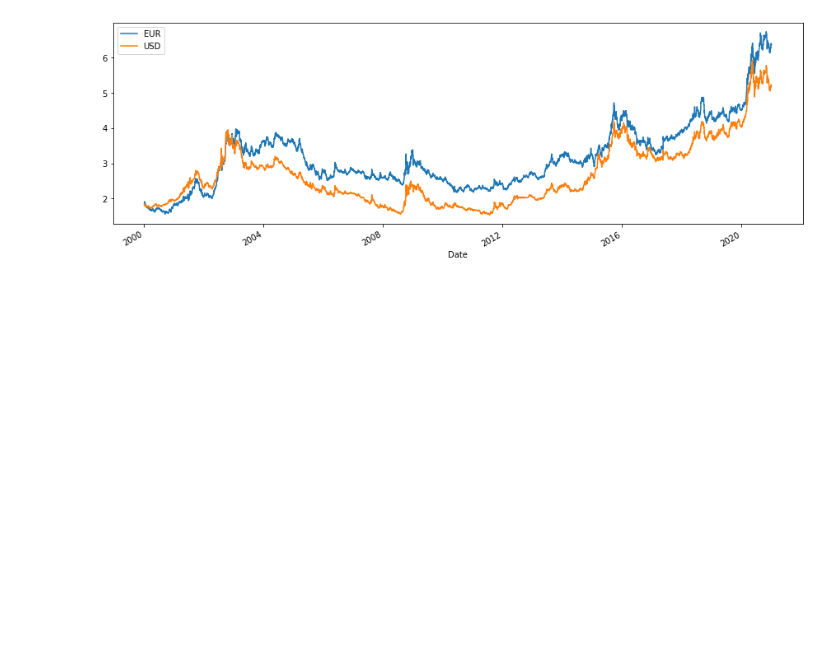
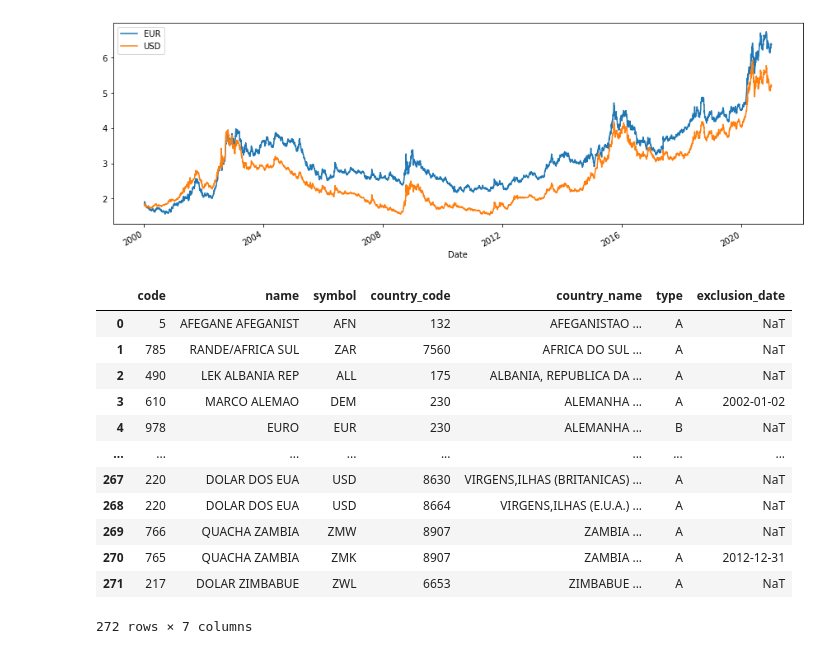
Before and after one commit to wilsonfreitas/python-bcb, a Jupyter notebook: notebooks/currency get with side.ipynb, the cells around one changed output. Drawn from its saved outputs; the diff is of its cells as text; code cells hidden in the pictures; blank space fills up the shorter version.

```diff
--- a/notebooks/currency get with side.ipynb
+++ b/notebooks/currency get with side.ipynb
@@ -26,3 +26,19 @@ df
 df.plot(figsize=(15, 5));
 # %% [output]
 [figure]
+# %%
+currency.get_currency_list()
+# %% [output]
+|  | code | name | symbol | country_code | country_name | type | exclusion_date |
+| 0 | 5 | AFEGANE AFEGANIST | AFN | 132 | AFEGANISTAO ... | A | NaT |
+| 1 | 785 | RANDE/AFRICA SUL | ZAR | 7560 | AFRICA DO SUL ... | A | NaT |
+| 2 | 490 | LEK ALBANIA REP | ALL | 175 | ALBANIA, REPUBLICA DA ... | A | NaT |
+| 3 | 610 | MARCO ALEMAO | DEM | 230 | ALEMANHA ... | A | 2002-01-02 |
+| 4 | 978 | EURO | EUR | 230 | ALEMANHA ... | B | NaT |
+| ... | ... | ... | ... | ... | ... | ... | ... |
+| 267 | 220 | DOLAR DOS EUA | USD | 8630 | VIRGENS,ILHAS (BRITANICAS) ... | A | NaT |
+| 268 | 220 | DOLAR DOS EUA | USD | 8664 | VIRGENS,ILHAS (E.U.A.) ... | A | NaT |
+| 269 | 766 | QUACHA ZAMBIA | ZMW | 8907 | ZAMBIA ... | A | NaT |
+| 270 | 765 | QUACHA ZAMBIA | ZMK | 8907 | ZAMBIA ... | A | 2012-12-31 |
+| 271 | 217 | DOLAR ZIMBABUE | ZWL | 6653 | ZIMBABUE ... | A | NaT |
+272 rows × 7 columns
```
Also changed, not shown: 1 other file.
